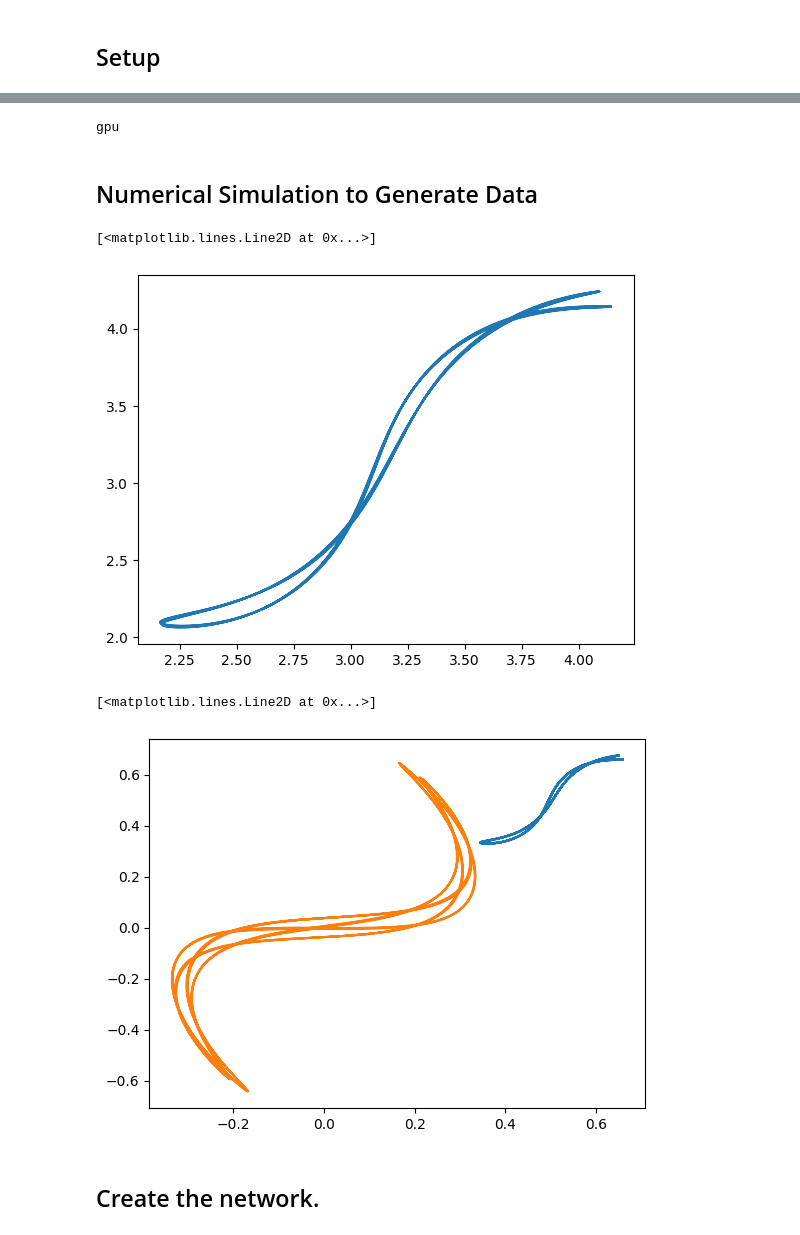
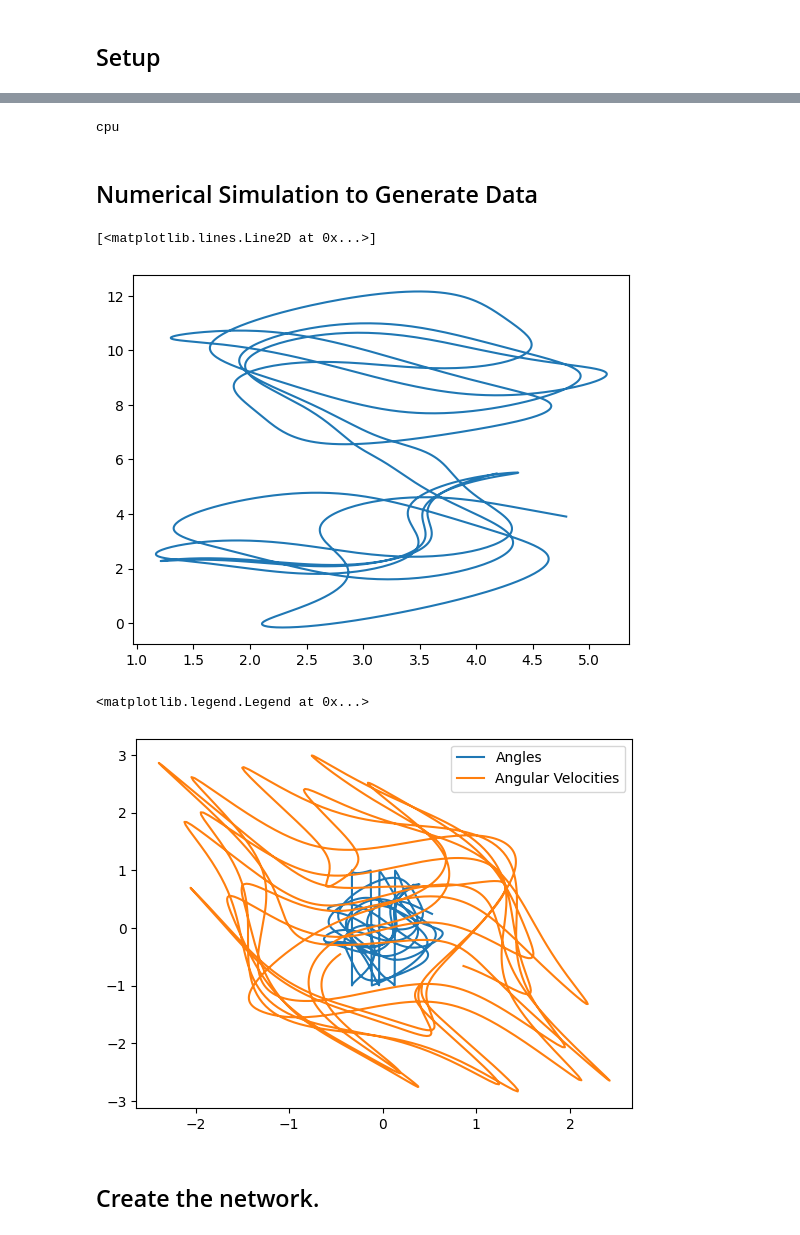
Before and after one commit to jakedorman64/internship, a Jupyter notebook: Double_Pendulum_NeuralODE.ipynb, the cells around one changed output, grey strips where cells are left out. Saved outputs shown, nothing was run; the diff lists cells and outputs as text; code cells hidden in the pictures.

```diff
--- a/Double_Pendulum_NeuralODE.ipynb
+++ b/Double_Pendulum_NeuralODE.ipynb
@@ -43,6 +25,7 @@ import haiku as hk
 import optax
 import ipdb
 
+
 print(jax.lib.xla_bridge.get_backend().platform)
 
 config.update("jax_disable_jit", False)
@@ -52,12 +35,12 @@ jax.config.update("jax_enable_x64", False)
 g = - 9.81
 dt = 0.01
 data_points = 2048
-prediction_batch_size = 32
-training_batch_size = 8
+prediction_batch_size = 64
+training_batch_size = 1
 total_time = data_points * dt
 gradient_updates = 20000
 # %% [output]
-gpu
+cpu
 # %% [markdown]
 ## Numerical Simulation to Generate Data
 # %%
@@ -91,18 +74,18 @@ def dy_dt(y, t, g):
 """Generate our initial data point and the time array"""
 
 
-# key, subkey = random.split(random.PRNGKey(int(time.time())))
-# theta_1_init = random.uniform(key, minval = 0, maxval = 2 * pi)
-# theta_2_init = random.uniform(subkey, minval = 0, maxval = 2 * pi)
+key, subkey = random.split(random.PRNGKey(32))
+theta_1_init = random.uniform(key, minval = 0, maxval = 2 * pi)
+theta_2_init = random.uniform(subkey, minval = 0, maxval = 2 * pi)
 
-# key, subkey = random.split(key)
-# omega_1_init = random.uniform(key, minval = -5, maxval = 5)
-# omega_2_init = random.uniform(key, minval = -5, maxval = 5)
+key, subkey = random.split(key)
+omega_1_init = random.uniform(key, minval = -5, maxval = 5)
+omega_2_init = random.uniform(key, minval = -5, maxval = 5)
 
-theta_1_init = pi + 1
-theta_2_init = pi + 1
-omega_1_init = 0
-omega_2_init = 0
+# theta_1_init = pi + 1
+# theta_2_init = pi + 1
+# omega_1_init = 2
+# omega_2_init = 2
 
 init = jnp.array([theta_1_init, theta_2_init, omega_1_init, omega_2_init])
 
@@ -115,32 +98,34 @@ generated_data = odeint(dy_dt, init, tsteps, g)
 plt.plot(generated_data[:, 0], generated_data[:, 1])
 # %% [output]
 [<matplotlib.lines.Line2D at 0x...>]
-[figure, old version]
+[figure, new version]
 # %%
 """ Normalise our generated data and display it.
 
     To normalise our angles, we can modulo by 2 * pi and then divide by 2 * pi, to get between 0 and 1.
     For the angular velocities, we can add 100 and then divide by 200.
 
     CURRENT THEORY AS TO WHY IT ISN'T WORKING:
     Normalising the data means ruining the scale that comes from position, velocity and acceleration being in the same units.
     odeint probably can't handle things being in different scales perhaps?
 """
 
 def modulo_two_pi(x):
   return x % (2 * pi)
 
 normalised_data = generated_data
 normalised_data = normalised_data.at[:,:2].apply(modulo_two_pi)
-normalised_data = normalised_data.at[:,:2].divide(2 * pi)
+normalised_data = normalised_data.at[:,:2].divide(pi)
+normalised_data = normalised_data.at[:,:2].add(-1)
 
-normalised_data = normalised_data.at[:,2:].divide(2 * pi)
+normalised_data = normalised_data.at[:,2:].divide(pi)
 
-plt.plot(normalised_data[:, 0], normalised_data[:, 1])
-plt.plot(normalised_data[:, 2], normalised_data[:, 3])
+plt.plot(normalised_data[:, 0], normalised_data[:, 1], label="Angles")
+plt.plot(normalised_data[:, 2], normalised_data[:, 3], label="Angular Velocities")
+plt.legend()
 # %% [output]
-[<matplotlib.lines.Line2D at 0x...>]
+<matplotlib.legend.Legend at 0x...>
-[figure, old version]
+[figure, new version]
 # %% [markdown]
 ## Create the network.
 # %%
```
Also changed, not shown: parts of 7 cells of this notebook.
